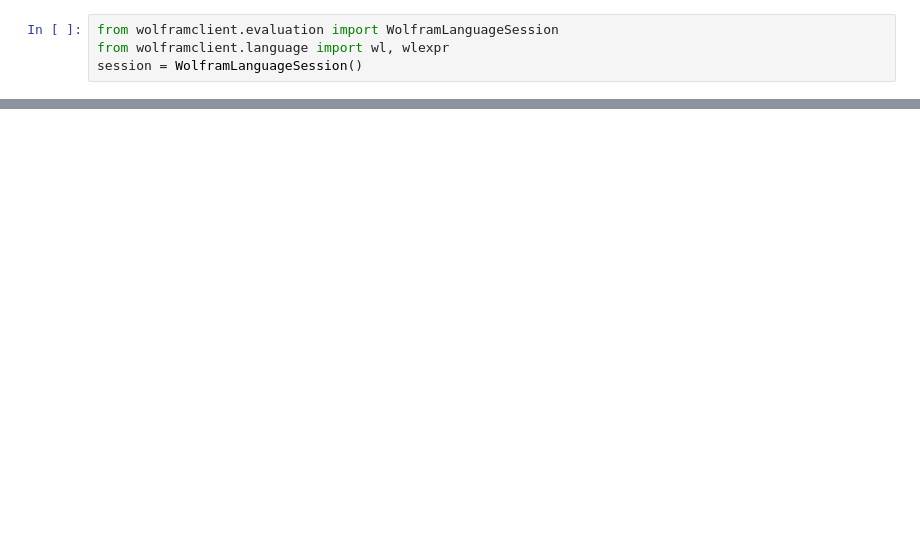
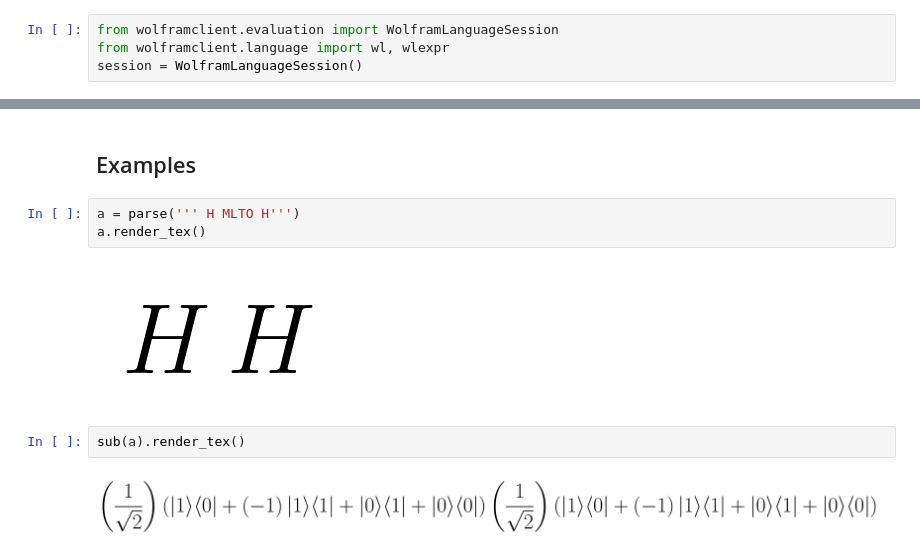
Before and after one commit to LucianoXu/28-Dirac3, a Jupyter notebook: test.ipynb, the cells around one changed output, grey strips where cells are left out. Drawn from its saved outputs; the diff is of its cells as text; blank space fills up the shorter version.

```diff
--- a/test.ipynb
+++ b/test.ipynb
@@ -49,0 +45,11 @@ render_latex(formula)
+# %% [markdown]
+## Examples
+# %%
+a = parse(''' H MLTO H''')
+a.render_tex()
+# %% [output]
+[figure, added]
+# %%
+sub(a).render_tex()
+# %% [output]
+[figure, added]
```
Also changed, not shown: parts of 21 cells of this notebook, 10 other files.
